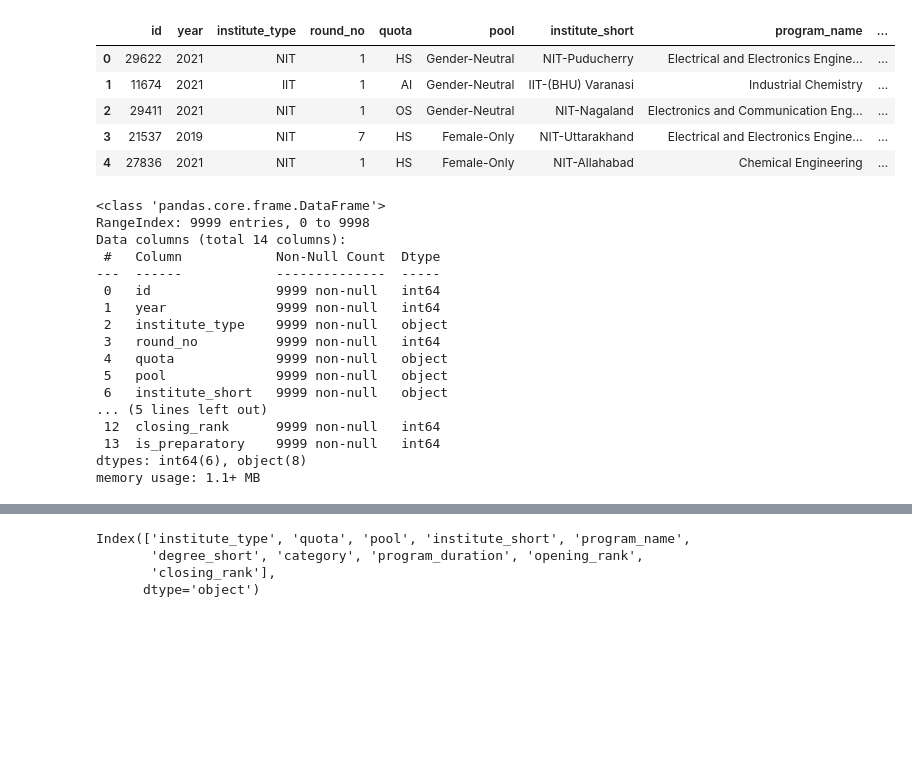
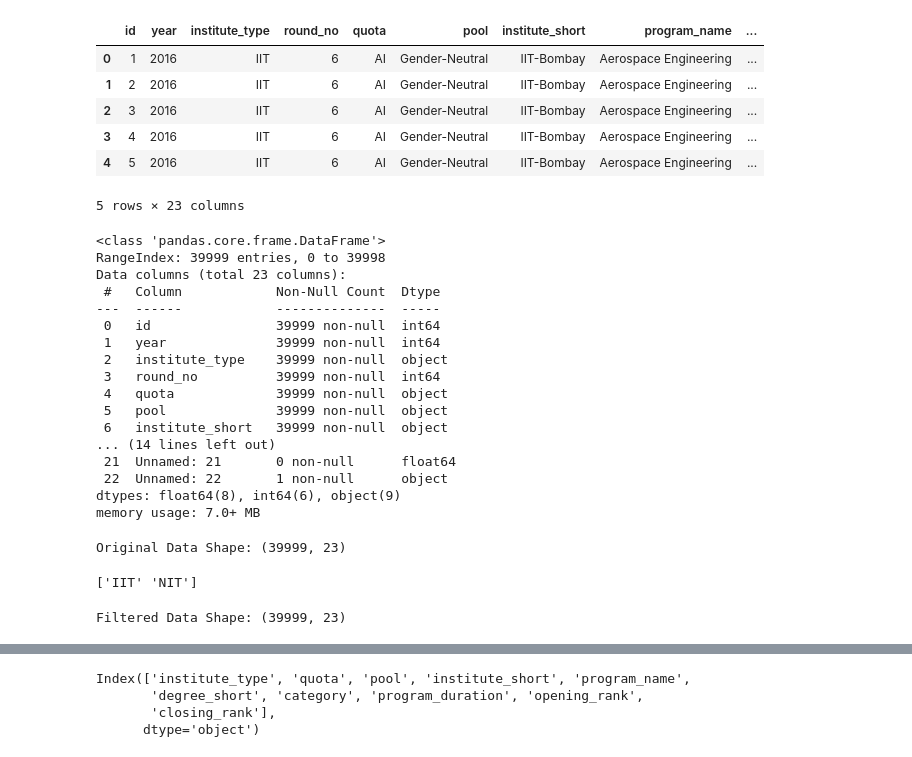
Before and after one commit to RaaviSiddardha/NIT_IIT_Prediction, a Jupyter notebook: NIT_IIT.ipynb, the cells around one changed output, grey strips where cells are left out. Saved outputs shown, nothing was run; the diff lists cells and outputs as text; code cells hidden in the pictures; blank space fills up the shorter version.

```diff
--- a/NIT_IIT.ipynb
+++ b/NIT_IIT.ipynb
@@ -17,35 +19,49 @@ from sklearn.preprocessing import OneHotEncoder,LabelEncoder,StandardScaler
 import matplotlib.pyplot as plt
 import seaborn as sns
 # %%
-data=pd.read_csv(r"C:\Users\siddu\Downloads\reduced_data.csv")
+data=pd.read_csv(r"C:\Users\siddu\OneDrive\Desktop\NIT_IIT Project\new_data1.csv")
 data.head()
 # %% [output]
 |  | id | year | institute_type | round_no | quota | pool | institute_short | program_name | ... |
-| 0 | 29622 | 2021 | NIT | 1 | HS | Gender-Neutral | NIT-Puducherry | Electrical and Electronics Engine... | ... |
-| 1 | 11674 | 2021 | IIT | 1 | AI | Gender-Neutral | IIT-(BHU) Varanasi | Industrial Chemistry | ... |
-| 2 | 29411 | 2021 | NIT | 1 | OS | Gender-Neutral | NIT-Nagaland | Electronics and Communication Eng... | ... |
-| 3 | 21537 | 2019 | NIT | 7 | HS | Female-Only | NIT-Uttarakhand | Electrical and Electronics Engine... | ... |
-| 4 | 27836 | 2021 | NIT | 1 | HS | Female-Only | NIT-Allahabad | Chemical Engineering | ... |
+| 0 | 1 | 2016 | IIT | 6 | AI | Gender-Neutral | IIT-Bombay | Aerospace Engineering | ... |
+| 1 | 2 | 2016 | IIT | 6 | AI | Gender-Neutral | IIT-Bombay | Aerospace Engineering | ... |
+| 2 | 3 | 2016 | IIT | 6 | AI | Gender-Neutral | IIT-Bombay | Aerospace Engineering | ... |
+| 3 | 4 | 2016 | IIT | 6 | AI | Gender-Neutral | IIT-Bombay | Aerospace Engineering | ... |
+| 4 | 5 | 2016 | IIT | 6 | AI | Gender-Neutral | IIT-Bombay | Aerospace Engineering | ... |
+5 rows × 23 columns
 # %%
 data.info()
 # %% [output]
 <class 'pandas.core.frame.DataFrame'>
-RangeIndex: 9999 entries, 0 to 9998
-Data columns (total 14 columns):
+RangeIndex: 39999 entries, 0 to 39998
+Data columns (total 23 columns):
  #   Column            Non-Null Count  Dtype
 ---  ------            --------------  -----
- 0   id                9999 non-null   int64
- 1   year              9999 non-null   int64
- 2   institute_type    9999 non-null   object
- 3   round_no          9999 non-null   int64
- 4   quota             9999 non-null   object
- 5   pool              9999 non-null   object
- 6   institute_short   9999 non-null   object
-... (5 lines left out)
- 12  closing_rank      9999 non-null   int64
- 13  is_preparatory    9999 non-null   int64
-dtypes: int64(6), object(8)
-memory usage: 1.1+ MB
+ 0   id                39999 non-null  int64
+ 1   year              39999 non-null  int64
+ 2   institute_type    39999 non-null  object
+ 3   round_no          39999 non-null  int64
+ 4   quota             39999 non-null  object
+ 5   pool              39999 non-null  object
+ 6   institute_short   39999 non-null  object
+... (14 lines left out)
+ 21  Unnamed: 21       0 non-null      float64
+ 22  Unnamed: 22       1 non-null      object
+dtypes: float64(8), int64(6), object(9)
+memory usage: 7.0+ MB
+# %%
+print("Original Data Shape:", data.shape)
+# %% [output]
+Original Data Shape: (39999, 23)
+# %%
+print(data['institute_type'].unique())
+# %% [output]
+['IIT' 'NIT']
+# %%
+filtered_data = data[data['institute_type'].isin(['IIT', 'NIT'])]
+print("Filtered Data Shape:", filtered_data.shape)
+# %% [output]
+Filtered Data Shape: (39999, 23)
 # %%
 filtered_data = data[data['institute_type'].isin(['IIT', 'NIT'])]
 # %%
```
Also changed, not shown: parts of 22 cells of this notebook, 1 other file.
